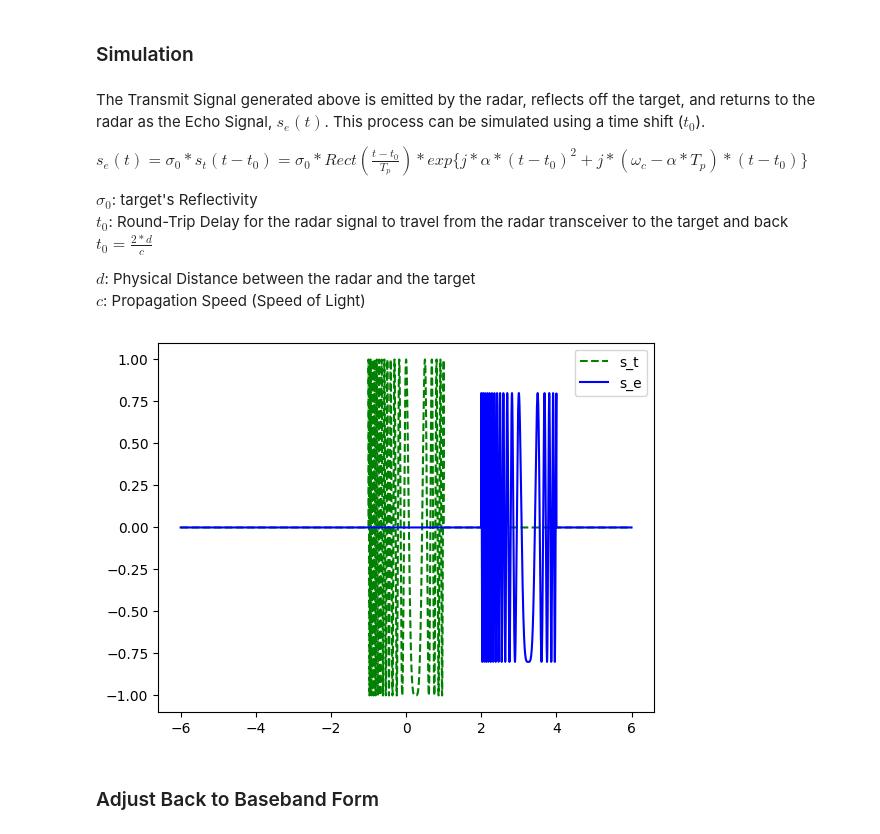
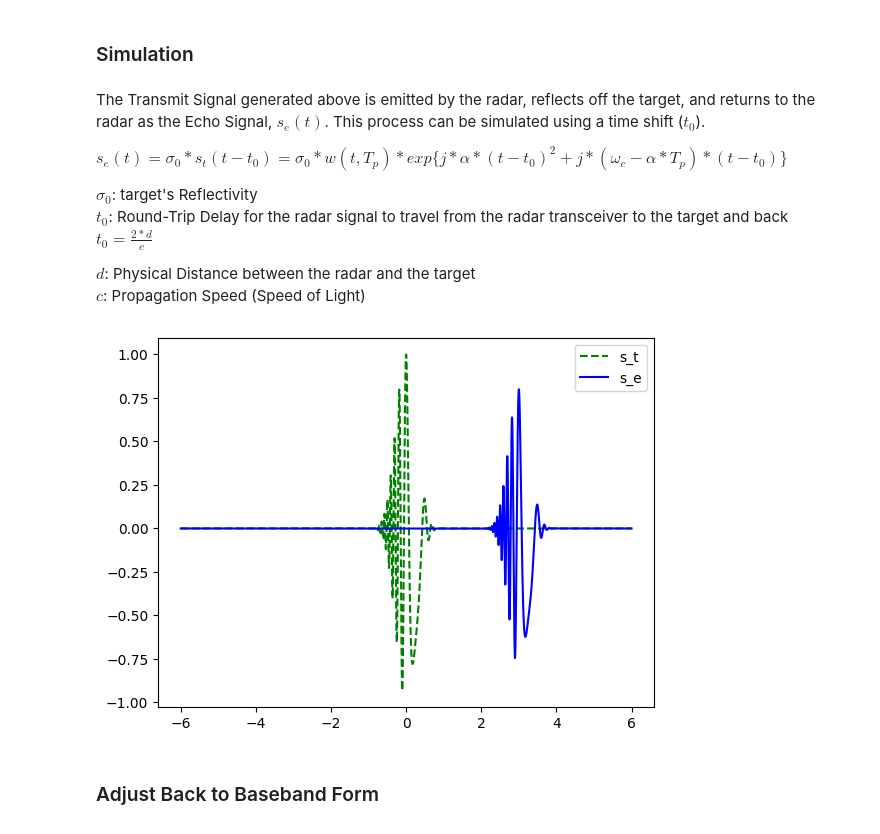
Before and after one commit to YixiangWu/SAR, a Jupyter notebook: SAR.ipynb, the cells around one changed output. Cells and saved outputs as stored; diff of their text form; code cells hidden in the pictures.

Commit message:
Add kaiser window

```diff
--- a/SAR.ipynb
+++ b/SAR.ipynb
@@ -8,0 +37,6 @@ import scipy.signal as signal
+# %%
+window[start:end] = signal.windows.boxcar(N_pulse)
+
+plt.plot(t, np.real(window), 'g', label='Boxcar')
+plt.legend()
+plt.draw()
@@ -8,0 +64,7 @@ import scipy.signal as signal
+# %%
+beta = 14
+window[start:end] = signal.windows.kaiser(N_pulse, beta)
+
+plt.plot(t, np.real(window), 'g', label='Kaiser')
+plt.legend()
+plt.draw()
@@ -17,9 +74,0 @@ $T_p$: Pulse Duration
-# %%
-Tp = 2  # Pulse Duration
-t = np.arange(-6, 6, t_step := 1/1000)
-
-rect = (np.abs(t) <= Tp/2)
-
-plt.plot(t, np.real(rect), 'g', label='Rect')
-plt.legend()
-plt.draw()
@@ -34,7 +81,7 @@ $\alpha$: Chirp Rate in radians per second squared
 # %%
 alpha = 2 * np.pi * 8  # Chirp Rate
 
-s_tbb = rect * np.exp(1j * alpha * t**2)
+s_tbb = window * np.exp(1j * alpha * t**2)
 
 plt.plot(t, np.real(s_tbb), 'g', label='s_tbb')
 plt.legend()
@@ -66,7 +113,7 @@ plt.draw()
 # %% [markdown]
 The Transmit Signal generated above is emitted by the radar, reflects off the target, and returns to the radar as the Echo Signal, $s_e(t)$. This process can be simulated using a time shift ($t_0$).
 
-$s_e(t) = \sigma_0 * s_t(t - t_0) = \sigma_0 * Rect(\frac{t - t_0}{T_p}) * exp\{j * \alpha * (t - t_0)^2 + j * (\omega_c - \alpha * T_p) * (t - t_0)\}$
+$s_e(t) = \sigma_0 * s_t(t - t_0) = \sigma_0 * w(t, T_p) * exp\{j * \alpha * (t - t_0)^2 + j * (\omega_c - \alpha * T_p) * (t - t_0)\}$
 
 $\sigma_0$: target's Reflectivity
 $t_0$: Round-Trip Delay for the radar signal to travel from the radar transceiver to the target and back
@@ -77,15 +124,15 @@ $c$: Propagation Speed (Speed of Light)
 # %%
 sigma_0 = 0.8  # Reflectivity
 t_0 = 3  # Shift Amount
 
-s_e = sigma_0 * np.roll(s_t, int(t_0 / t_step))
+s_e = sigma_0 * np.roll(s_t, int(t_0 / delta_t))
 
 plt.plot(t, np.real(s_t), 'g--', label='s_t')
 plt.plot(t, np.real(s_e), 'b', label='s_e')
 plt.legend()
 plt.draw()
 # %% [output]
-[figure, old version]
+[figure, new version]
 # %% [markdown]
 ### Adjust Back to Baseband Form
 # %% [markdown]
```
Also changed, not shown: parts of 18 cells of this notebook.
